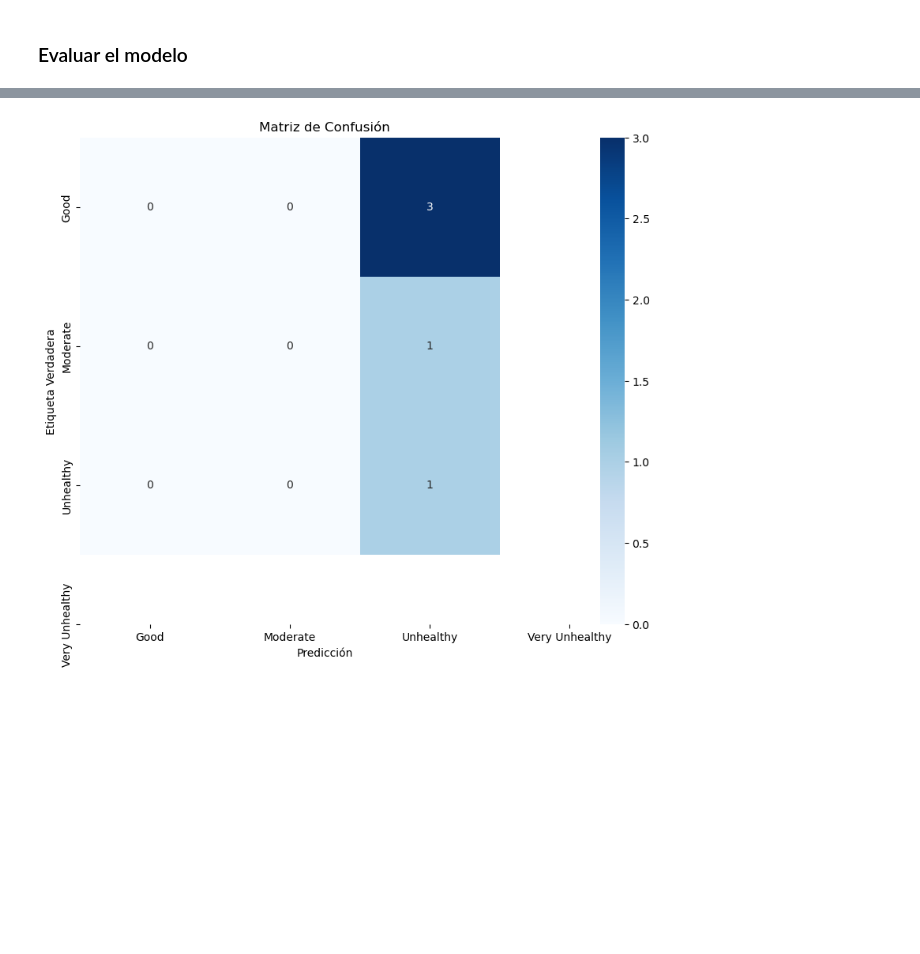
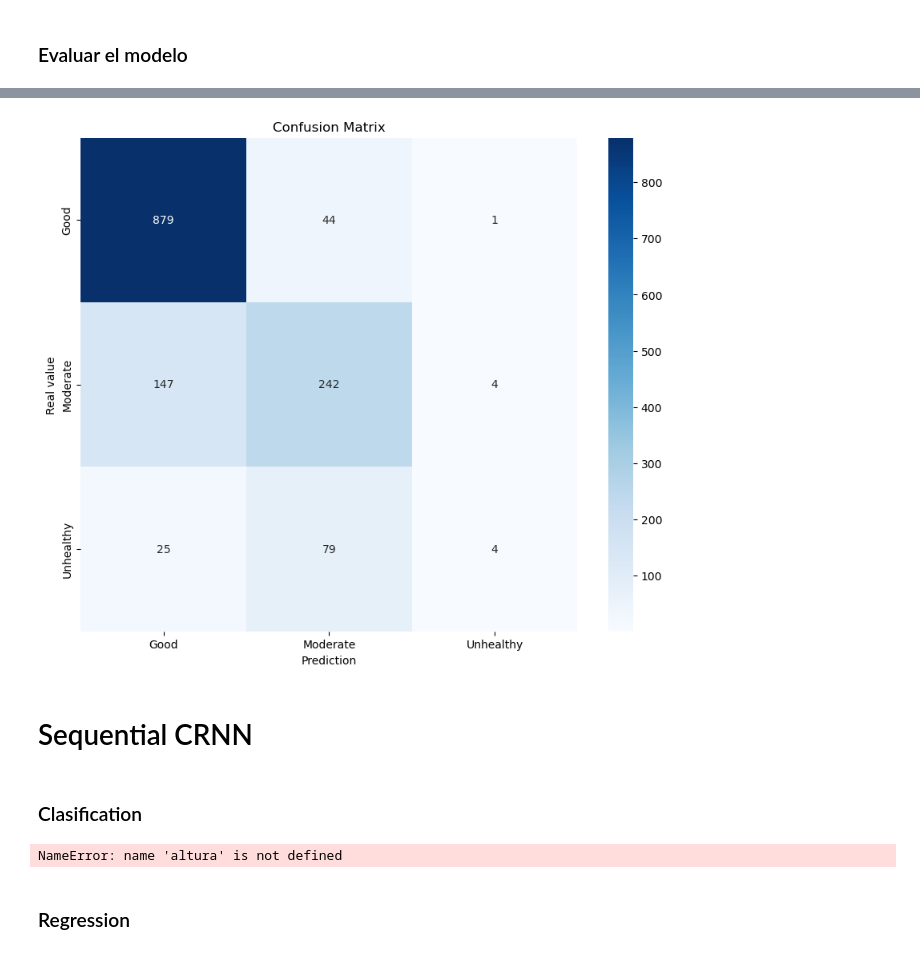
Before and after one commit to vlegaria/air_pollution, a Jupyter notebook: models_train/CNN_tomtom_images.ipynb, the cells around one changed output, grey strips where cells are left out. Drawn from its saved outputs; the diff is of its cells as text; code cells hidden in the pictures; blank space fills up the shorter version.

```diff
--- a/models_train/CNN_tomtom_images.ipynb
+++ b/models_train/CNN_tomtom_images.ipynb
@@ -14,5 +17,5 @@ data_dir = r"C:\Users\apx180\Documents\CIClocal\tesis\air_pollution_data\traffic
 # %%
-BATCH_SIZE = 32
+BATCH_SIZE = 24
 IMG_SIZE = (150, 150)
 
 train_dataset = tf.keras.utils.image_dataset_from_directory(data_dir,
@@ -28,4 +31,6 @@ validation_dataset = tf.keras.utils.image_dataset_from_directory(data_dir,
                                                             seed=42,
                                                             batch_size=BATCH_SIZE,
                                                             image_size=IMG_SIZE)
+
+class_names = train_dataset.class_names
 # %% [output]
@@ -54,19 +57,20 @@ AUTOTUNE = tf.data.AUTOTUNE
 train_dataset = train_dataset.cache().prefetch(buffer_size=AUTOTUNE)
 validation_dataset = validation_dataset.cache().prefetch(buffer_size=AUTOTUNE)
 # %%
-num_classes = 4
+num_classes = 3
 
 model = tf.keras.Sequential([
   tf.keras.layers.Rescaling(1./255),
   tf.keras.layers.Conv2D(32, 3, activation='relu'),
-  tf.keras.layers.MaxPooling2D(),
-  tf.keras.layers.Conv2D(32, 3, activation='relu'),
-  tf.keras.layers.MaxPooling2D(),
-  tf.keras.layers.Conv2D(32, 3, activation='relu'),
-  tf.keras.layers.MaxPooling2D(),
-  tf.keras.layers.Conv2D(32, 3, activation='relu'),
-  tf.keras.layers.MaxPooling2D(),
+  tf.keras.layers.MaxPooling2D(pool_size=(2, 2)),
+  Dropout(0.2),
+  tf.keras.layers.Conv2D(64,3, activation='relu'),
+  tf.keras.layers.MaxPooling2D(pool_size=(2, 2)),
+  Dropout(0.2),
+  tf.keras.layers.Conv2D(128,3, activation='relu'),
+  tf.keras.layers.MaxPooling2D(pool_size=(2, 2)),
   tf.keras.layers.Flatten(),
   tf.keras.layers.Dense(128, activation='relu'),
+  Dropout(0.2),
   tf.keras.layers.Dense(num_classes, activation='softmax')
 ])
@@ -73,8 +99,10 @@ model = tf.keras.Sequential([
+# %%
+checkpoint_callback = tf.keras.callbacks.ModelCheckpoint(
+    filepath='best_model2.h5',  # Ruta donde se guarda el modelo
+    monitor='val_accuracy',    # Métrica a monitorear
+    save_best_only=True,       # Solo guarda si la métrica mejora
+    mode='max',                # 'max' porque queremos maximizar la accuracy
+    verbose=1                  # Muestra mensajes sobre el guardado
+)
 # %% [markdown]
 ### Juntando y entrenando el modelo
-# %%
-model.compile(optimizer='sgd',
-            loss=tf.keras.losses.SparseCategoricalCrossentropy(from_logits=True),
-            metrics=['accuracy'])
-epochs = 40
-history = model.fit(train_dataset, validation_data=validation_dataset, epochs=epochs)
@@ -197,17 +294,38 @@ array([0, 0, 0, 2, 1])
 # %%
 from sklearn.metrics import confusion_matrix
 import seaborn as sns
 import matplotlib.pyplot as plt
 
 # Calcular la matriz de confusión
 conf_matrix = confusion_matrix(true_labels, predicted_classes)
 
 # Visualizar la matriz de confusión
 plt.figure(figsize=(10, 8))
 sns.heatmap(conf_matrix, annot=True, fmt='d', cmap='Blues', xticklabels=class_names, yticklabels=class_names)
-plt.xlabel('Predicción')
-plt.ylabel('Etiqueta Verdadera')
-plt.title('Matriz de Confusión')
+plt.xlabel('Prediction')
+plt.ylabel('Real value')
+plt.title('Confusion Matrix')
 plt.show()
 # %% [output]
-[figure, old version]
+[figure, new version]
+# %% [markdown]
+# Sequential CRNN
+# %% [markdown]
+### Clasification
+# %%
+from tensorflow.keras.models import Sequential
+from tensorflow.keras.layers import Conv2D, MaxPooling2D, Flatten, Dense
+
+model = Sequential([
+    Conv2D(32, (3, 3), activation='relu', input_shape=(altura, ancho, canales)),
+    MaxPooling2D(pool_size=(2, 2)),
+    Conv2D(64, (3, 3), activation='relu'),
+    MaxPooling2D(pool_size=(2, 2)),
+    Flatten(),
+    Dense(128, activation='relu'),
+    Dense(1, activation='sigmoid')  # Para clasificación binaria; usa softmax para multicategoría
+])
+# %% [output]
+NameError: name 'altura' is not defined
+# %% [markdown]
+### Regression
```
Also changed, not shown: parts of 22 cells of this notebook, 2 other files.
